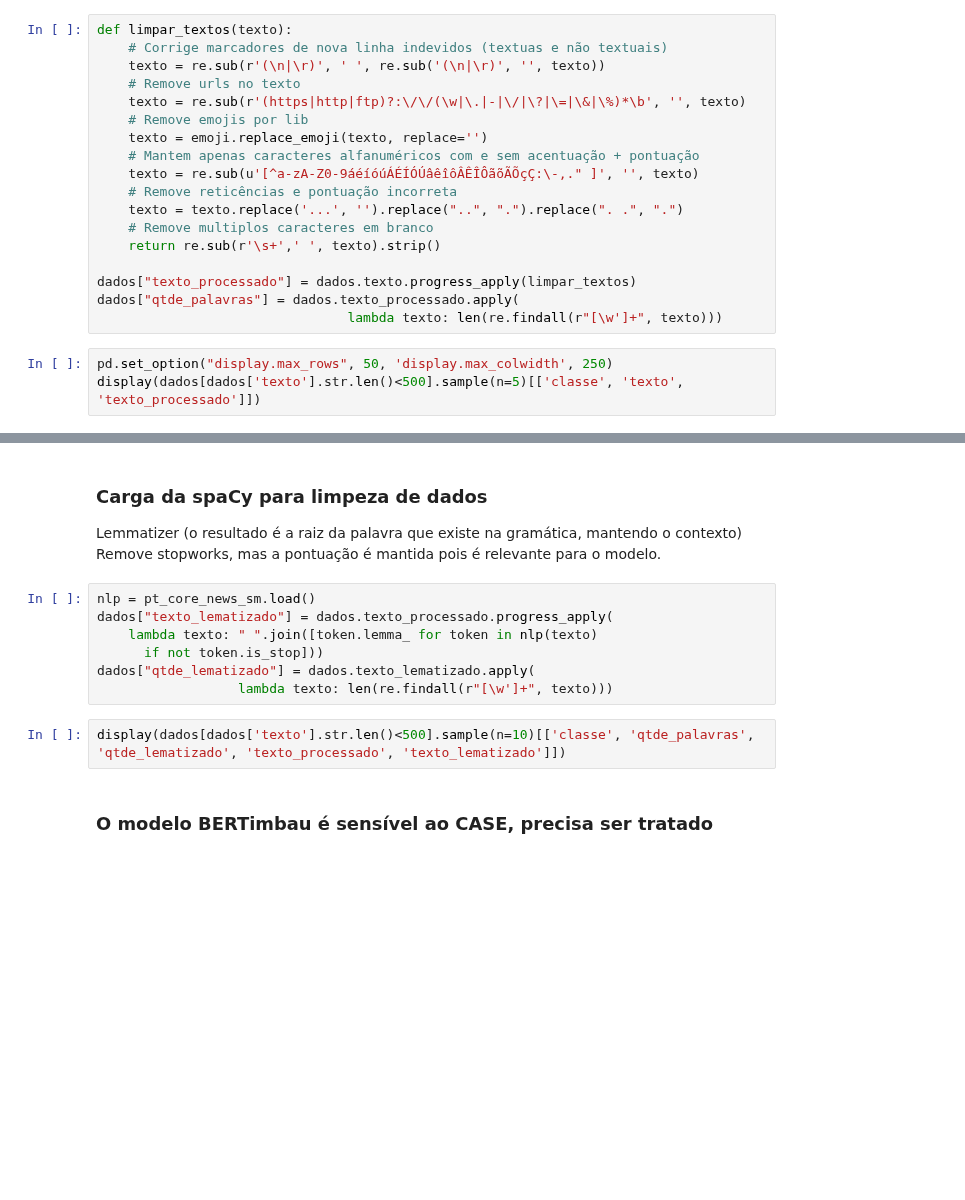
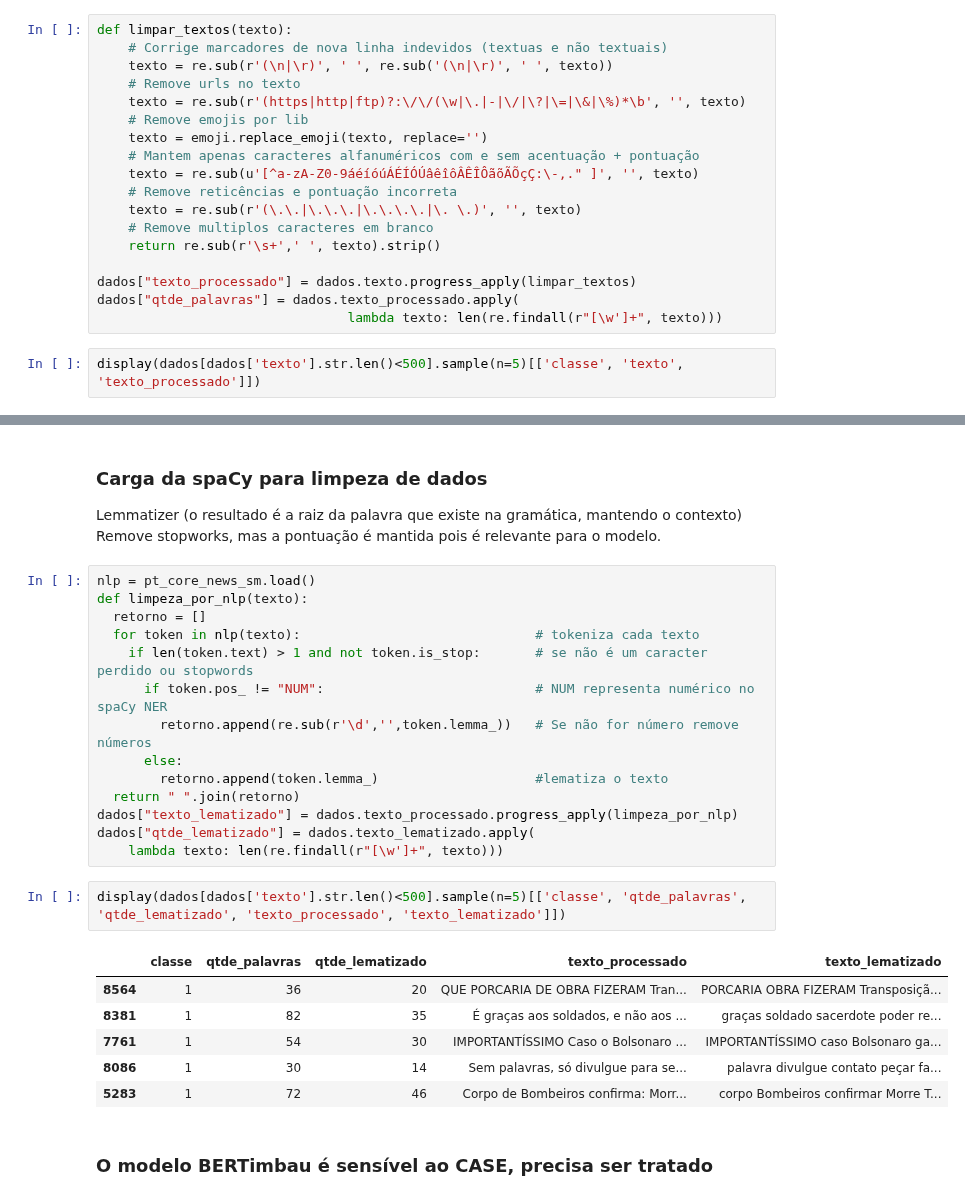
Before and after one commit to caesarcc/pucminas-tcc-fake-news-detection, a Jupyter notebook: passo02_pre_processamento.ipynb, the cells around one changed output, grey strips where cells are left out. Drawn from its saved outputs; the diff is of its cells as text; blank space fills up the shorter version.

```diff
--- a/passo02_pre_processamento.ipynb
+++ b/passo02_pre_processamento.ipynb
@@ -89,7 +89,7 @@ dados[dados['texto'].str.len()<400].sample(n=5)
 # %%
 def limpar_textos(texto):
     # Corrige marcadores de nova linha indevidos (textuas e não textuais)
-    texto = re.sub(r'(\n|\r)', ' ', re.sub('(\n|\r)', '', texto))
+    texto = re.sub(r'(\n|\r)', ' ', re.sub('(\n|\r)', ' ', texto))
     # Remove urls no texto
     texto = re.sub(r'(https|http|ftp)?:\/\/(\w|\.|-|\/|\?|\=|\&|\%)*\b', '', texto)
     # Remove emojis por lib
@@ -97,7 +97,7 @@ def limpar_textos(texto):
     # Mantem apenas caracteres alfanuméricos com e sem acentuação + pontuação
     texto = re.sub(u'[^a-zA-Z0-9áéíóúÁÉÍÓÚâêîôÂÊÎÔãõÃÕçÇ:\-,." ]', '', texto)
     # Remove reticências e pontuação incorreta
-    texto = texto.replace('...', '').replace("..", ".").replace(". .", ".")
+    texto = re.sub(r'(\.\.|\.\.\.|\.\.\.\.|\. \.)', '', texto)
     # Remove multiplos caracteres em branco
     return re.sub(r'\s+',' ', texto).strip()
 
@@ -105,7 +105,6 @@ dados["texto_processado"] = dados.texto.progress_apply(limpar_textos)
 dados["qtde_palavras"] = dados.texto_processado.apply(
                                 lambda texto: len(re.findall(r"[\w']+", texto)))
 # %%
-pd.set_option("display.max_rows", 50, 'display.max_colwidth', 250)
 display(dados[dados['texto'].str.len()<500].sample(n=5)[['classe', 'texto', 'texto_processado']])
 # %% [output]
 |  | classe | texto | texto_processado |
@@ -119,15 +118,29 @@ display(dados[dados['texto'].str.len()<500].sample(n=5)[['classe', 'texto', 'tex
 
 Lemmatizer (o resultado é a raiz da palavra que existe na gramática, mantendo o contexto)
 Remove stopworks, mas a pontuação é mantida pois é relevante para o modelo.
-# %%
-nlp = pt_core_news_sm.load()
-dados["texto_lematizado"] = dados.texto_processado.progress_apply(
-    lambda texto: " ".join([token.lemma_ for token in nlp(texto)
-      if not token.is_stop]))
-dados["qtde_lematizado"] = dados.texto_lematizado.apply(
-                  lambda texto: len(re.findall(r"[\w']+", texto)))
+# %%
+nlp = pt_core_news_sm.load()
+def limpeza_por_nlp(texto):
+  retorno = []
+  for token in nlp(texto):                              # tokeniza cada texto
+    if len(token.text) > 1 and not token.is_stop:       # se não é um caracter perdido ou stopwords
+      if token.pos_ != "NUM":                           # NUM representa numérico no spaCy NER
+        retorno.append(re.sub(r'\d','',token.lemma_))   # Se não for número remove números
+      else:
+        retorno.append(token.lemma_)                    #lematiza o texto
+  return " ".join(retorno)
+dados["texto_lematizado"] = dados.texto_processado.progress_apply(limpeza_por_nlp)
+dados["qtde_lematizado"] = dados.texto_lematizado.apply(
+    lambda texto: len(re.findall(r"[\w']+", texto)))
 # %%
-display(dados[dados['texto'].str.len()<500].sample(n=10)[['classe', 'qtde_palavras', 'qtde_lematizado', 'texto_processado', 'texto_lematizado']])
+display(dados[dados['texto'].str.len()<500].sample(n=5)[['classe', 'qtde_palavras', 'qtde_lematizado', 'texto_processado', 'texto_lematizado']])
+# %% [output]
+|  | classe | qtde_palavras | qtde_lematizado | texto_processado | texto_lematizado |
+| 8564 | 1 | 36 | 20 | QUE PORCARIA DE OBRA FIZERAM Tran... | PORCARIA OBRA FIZERAM Transposiçã... |
+| 8381 | 1 | 82 | 35 | É graças aos soldados, e não aos ... | graças soldado sacerdote poder re... |
+| 7761 | 1 | 54 | 30 | IMPORTANTÍSSIMO Caso o Bolsonaro ... | IMPORTANTÍSSIMO caso Bolsonaro ga... |
+| 8086 | 1 | 30 | 14 | Sem palavras, só divulgue para se... | palavra divulgue contato peçar fa... |
+| 5283 | 1 | 72 | 46 | Corpo de Bombeiros confirma: Morr... | corpo Bombeiros confirmar Morre T... |
 # %% [markdown]
 ### O modelo BERTimbau é sensível ao CASE, precisa ser tratado
 # %%
```
Also changed, not shown: parts of 15 cells of this notebook.
